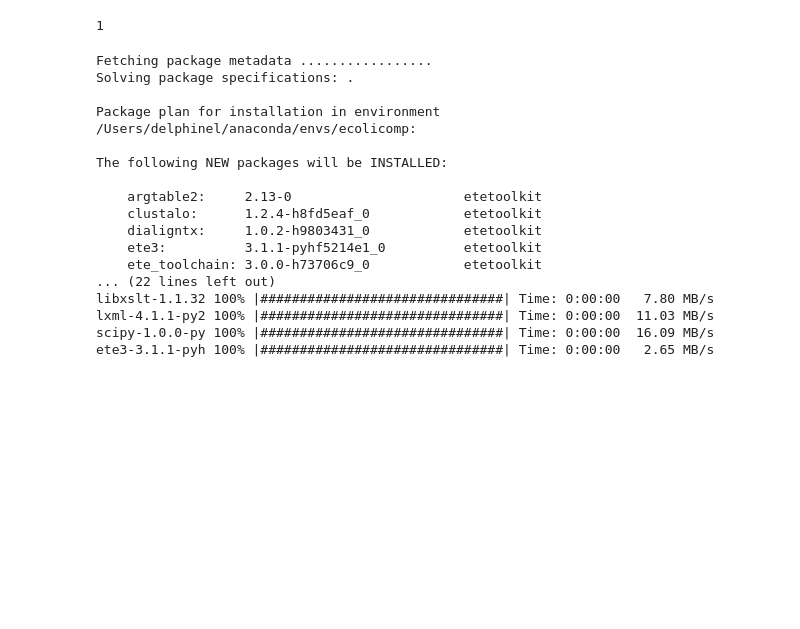
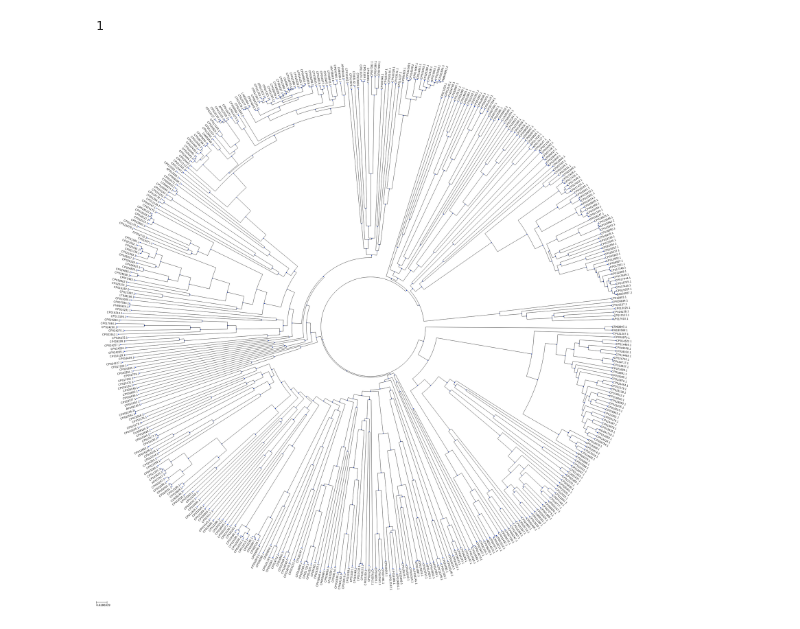
Before and after one commit to nekrut/notebooks, a Jupyter notebook: ecoli/Blast2Tree.ipynb, the cells around one changed output. Saved outputs shown, nothing was run; the diff lists cells and outputs as text; code cells hidden in the pictures; blank space fills up the shorter version.

```diff
--- a/ecoli/Blast2Tree.ipynb
+++ b/ecoli/Blast2Tree.ipynb
@@ -392,24 +381,5 @@ Phylo.write(tree,'ecoli.nwk', 'newick')
 # %% [output]
 1
 # %%
-%%bash
-conda install -y -c etetoolkit ete3 ete_toolchain
+!conda install -y -c etetoolkit ete3 ete_toolchain
-# %% [output]
-Fetching package metadata .................
-Solving package specifications: .
-
-Package plan for installation in environment /Users/delphinel/anaconda/envs/ecolicomp:
-
-The following NEW packages will be INSTALLED:
-
-    argtable2:     2.13-0                      etetoolkit
-    clustalo:      1.2.4-h8fd5eaf_0            etetoolkit
-    dialigntx:     1.0.2-h9803431_0            etetoolkit
-    ete3:          3.1.1-pyhf5214e1_0          etetoolkit
-    ete_toolchain: 3.0.0-h73706c9_0            etetoolkit
-... (22 lines left out)
-libxslt-1.1.32 100% |###############################| Time: 0:00:00   7.80 MB/s
-lxml-4.1.1-py2 100% |###############################| Time: 0:00:00  11.03 MB/s
-scipy-1.0.0-py 100% |###############################| Time: 0:00:00  16.09 MB/s
-ete3-3.1.1-pyh 100% |###############################| Time: 0:00:00   2.65 MB/s
 # %%
@@ -418,0 +387,8 @@ t.show()
+# %%
+t = Tree("ecoli.nwk", format=1)
+ts = TreeStyle()
+ts.mode="c"
+# %%
+t.render("%%inline", tree_style=ts)
+# %% [output]
+[figure, added]
```
Also changed, not shown: parts of 46 cells of this notebook.
